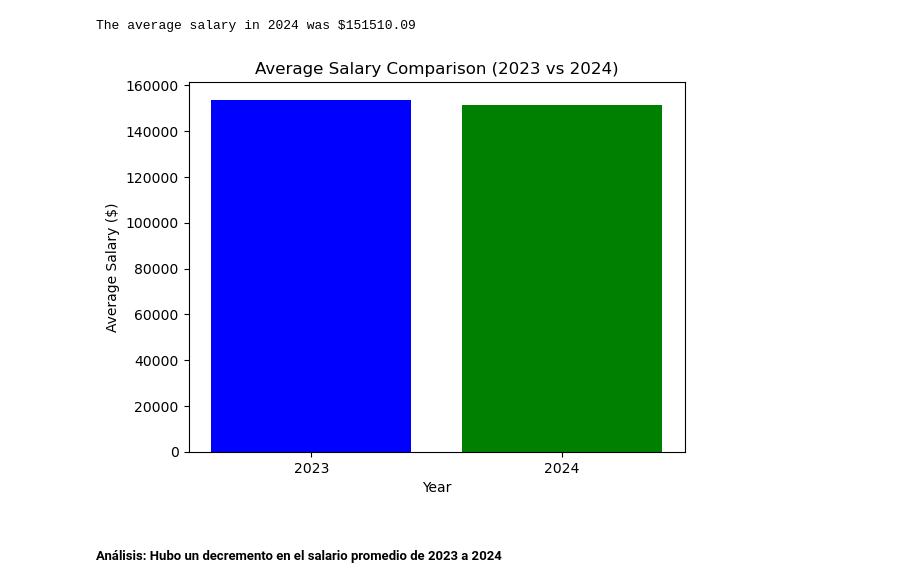
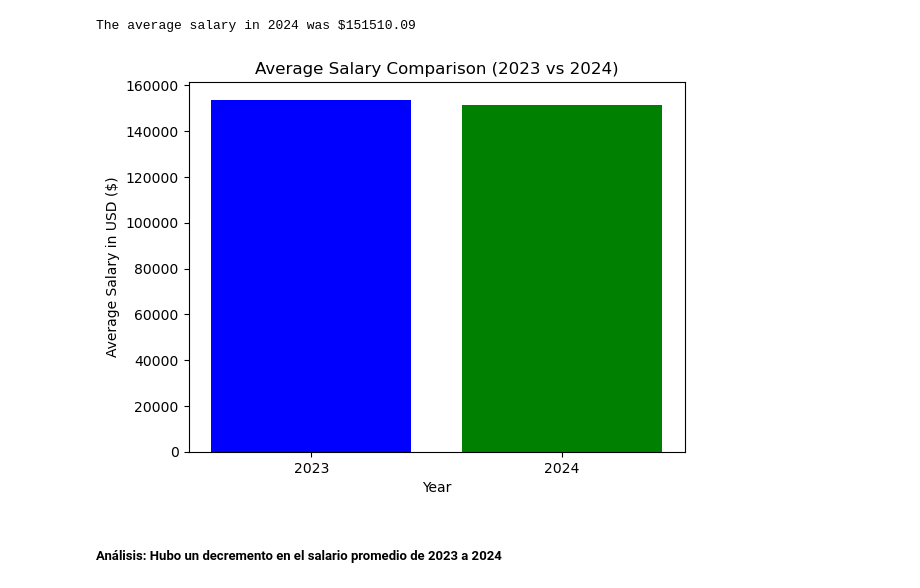
Before and after one commit to Starkilled1/Data-Salaries-2023-2024-analysis, a Jupyter notebook: Eugenio.ipynb, the cells around one changed output. Drawn from its saved outputs; the diff is of its cells as text; code cells hidden in the pictures.

```diff
--- a/Eugenio.ipynb
+++ b/Eugenio.ipynb
@@ -71,16 +73,16 @@ The average salary in 2024 was $151510.09
 # %%
 # Creating a bar plot
 
 years = ['2023', '2024']
 averages = [average2023salary, average2024salary]
 
 plt.bar(years,averages, color=['blue', 'green'])
 plt.xlabel('Year')
-plt.ylabel('Average Salary ($)')
+plt.ylabel('Average Salary in USD ($)')
 plt.title('Average Salary Comparison (2023 vs 2024)')
 plt.show()
 # %% [output]
-[figure, old version]
+[figure, new version]
 # %% [markdown]
 ##### Análisis: Hubo un decremento en el salario promedio de 2023 a 2024
 # %% [markdown]
```
Also changed, not shown: parts of 8 cells of this notebook.
